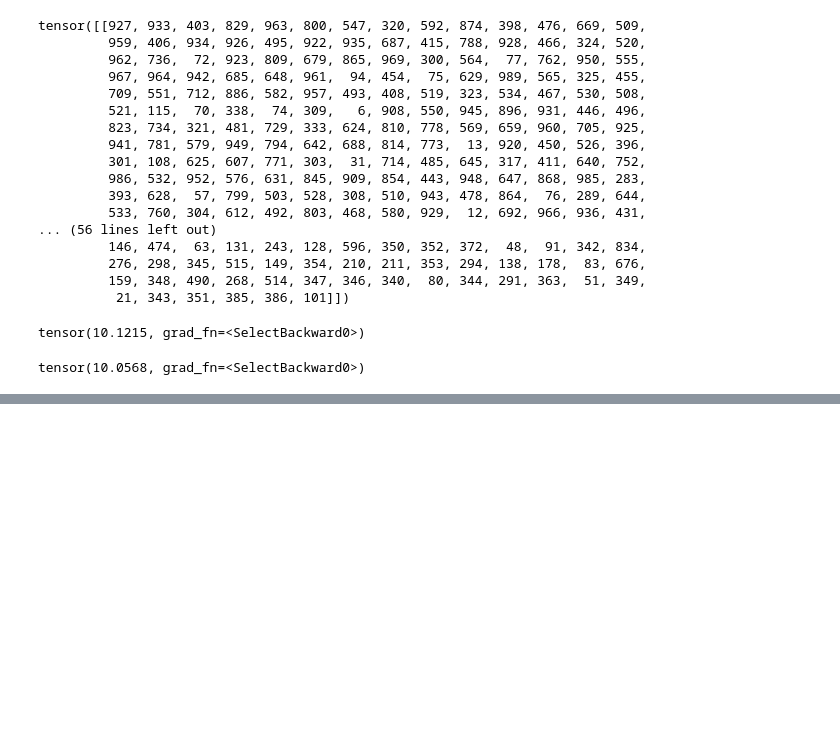
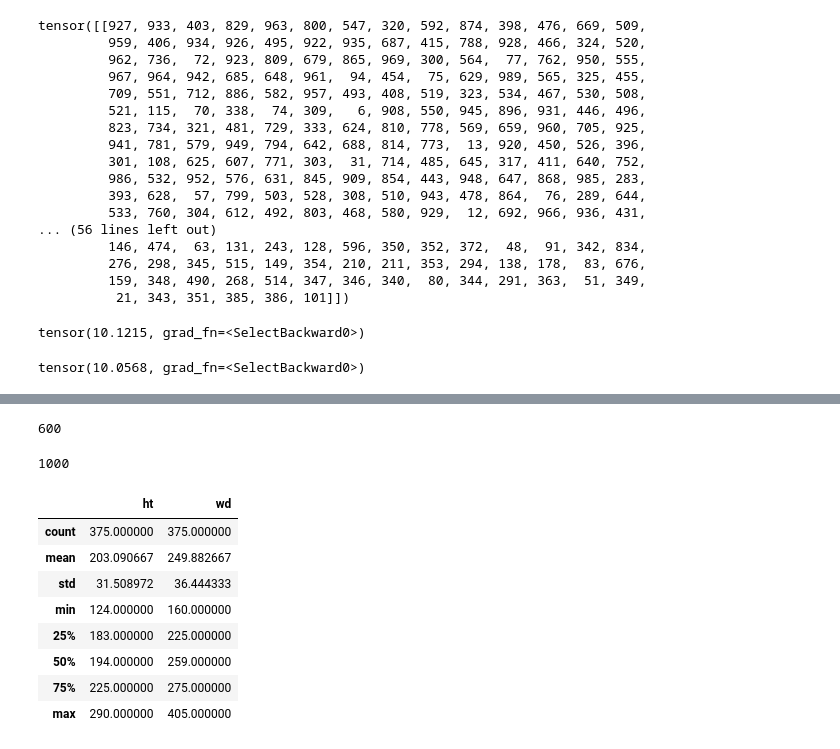
Before and after one commit to Gunnvant/idma_ft, a Jupyter notebook: DL/class_codes/12_01_22.ipynb, the cells around one changed output, grey strips where cells are left out. Drawn from its saved outputs; the diff is of its cells as text; code cells hidden in the pictures; blank space fills up the shorter version.

```diff
--- a/DL/class_codes/12_01_22.ipynb
+++ b/DL/class_codes/12_01_22.ipynb
@@ -175,0 +244,35 @@ wts = [l for l in vgg16.parameters()]
+# %%
+### Custom Classsifier
+img.height
+# %% [output]
+600
+# %%
+img.width
+# %% [output]
+1000
+# %%
+import os
+def get_dims(path):
+    heights,widths = [],[]
+    file_names = os.listdir(path)
+    for name in file_names:
+        path_file = os.path.join(path,name)
+        img = PIL.Image.open(path_file)
+        h,w = img.height, img.width
+        heights.append(h)
+        widths.append(w)
+    data = {'ht':heights,'wd':widths}
+    return pd.DataFrame(data).describe()
+# %%
+path = "/Users/gunnvantsaini/Documents/Data/Work/ML Course/Module 5 Neural Networks/Data/waffle_pancakes/train/pancakes"
+get_dims(path=path)
+# %% [output]
+|  | ht | wd |
+| count | 375.000000 | 375.000000 |
+| mean | 203.090667 | 249.882667 |
+| std | 31.508972 | 36.444333 |
+| min | 124.000000 | 160.000000 |
+| 25% | 183.000000 | 225.000000 |
+| 50% | 194.000000 | 259.000000 |
+| 75% | 225.000000 | 275.000000 |
+| max | 290.000000 | 405.000000 |
```
Also changed, not shown: parts of 36 cells of this notebook.
